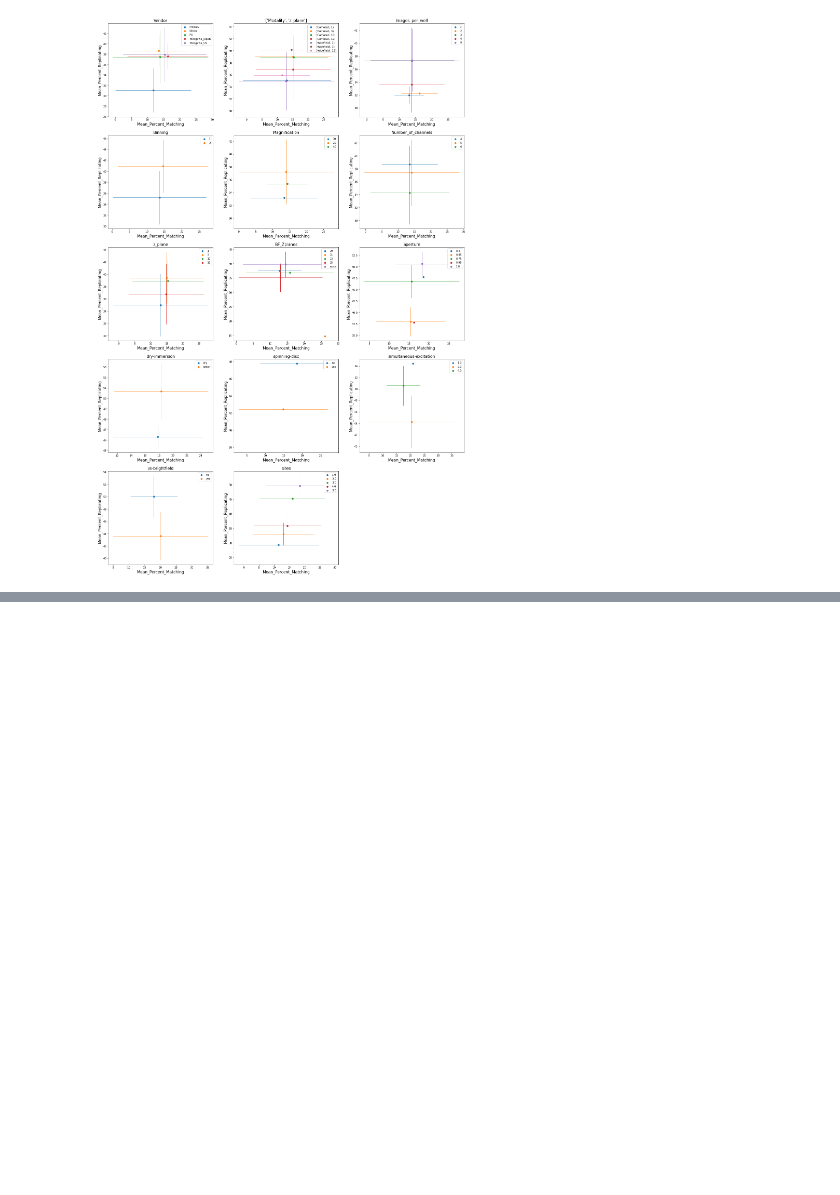
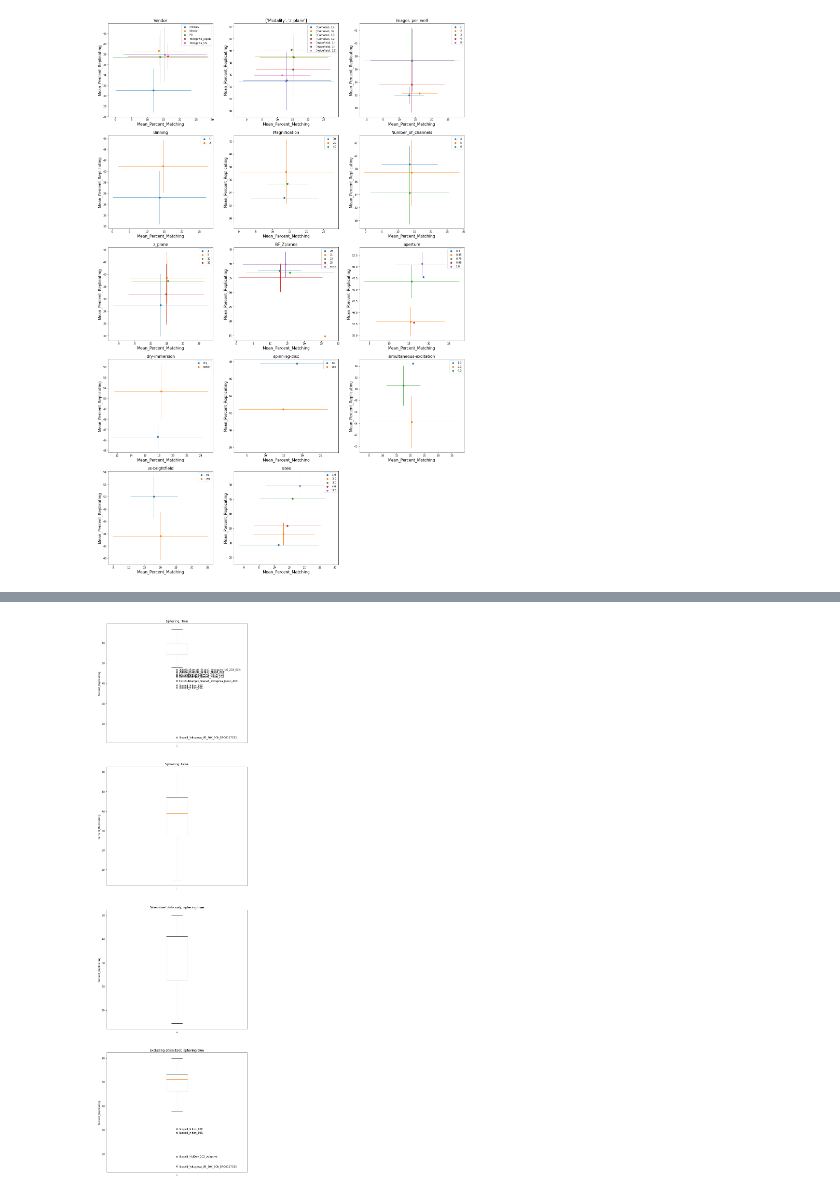
Before and after one commit to jump-cellpainting/jump-scope-analysis, a Jupyter notebook: visualisation.ipynb, the cells around one changed output, grey strips where cells are left out. Cells and saved outputs as stored; diff of their text form; code cells hidden in the pictures; blank space fills up the shorter version.

Commit message:
added outlier boxplot and feature counter

```diff
--- a/visualisation.ipynb
+++ b/visualisation.ipynb
@@ -337,0 +331,61 @@ df_matching[(df_replicating["sphering"] == False) & (df_matching["simultaneous-e
+# %%
+# Boxplot and print outliers
+
+class BoxPlot:
+    def __init__(self, df, x, ax):
+        self.df = df
+        self.x = x
+        self.ax = ax
+
+    def make_labels(self, boxplot):
+        """
+        Modified from: https://stackoverflow.com/questions/55648729/python-how-to-print-the-box-whiskers-and-outlier-values-in-box-and-whisker-plo
+        """
+
+        # Grab the relevant Line2D instances from the boxplot dictionary
+        iqr = boxplot['boxes'][0]
+        caps = boxplot['caps']
+        med = boxplot['medians'][0]
+        fly = boxplot['fliers'][0]
+
+        # The x position of the median line
+        xpos = med.get_xdata()
+
+        # Lets make the text have a horizontal offset which is some
+        # fraction of the width of the box
+        xoff = 0.10 * (xpos[1] - xpos[0])
+
+        # Many fliers, so we loop over them and create a label for each one
+        for i, flier in enumerate(fly.get_ydata()):
+            right_or_left = i % 2
+            offset = -abs(1+xoff) if right_or_left else 1+xoff
+            self.ax.text(1 + xoff, flier,
+                    '{}'.format(self.df[self.df[self.x] == flier]["Batch"].values[0]), va='center')
+            # self.ax.text(offset, flier,
+            #         '{}'.format(self.df[self.df[self.x] == flier]["Batch"].values[0]), va='center')
+
+    def boxplot_outliers(self, title):
+        boxplot = self.ax.boxplot(
+            self.df[self.x]
+        )
+        self.ax.set_ylabel(self.x)
+        self.ax.set_title(title)
+        self.make_labels(boxplot)
+        fig.set_facecolor("white")
+
+df_list = {"Sphering: True": match_rep_df[match_rep_df["sphering"]==True],
+           "Sphering: False": match_rep_df[match_rep_df["sphering"]==False],
+           "Sitesubset data only, sphering true": match_rep_df[(match_rep_df["Batch"].str.contains("siteSub")) & (match_rep_df["sphering"] == True)],
+           "Excluding siteSubset, sphering true": match_rep_df[(~match_rep_df["Batch"].str.contains("siteSub")) & (match_rep_df["sphering"] == True)],
+           "Sitesubset data only, sphering true": match_rep_df[(match_rep_df["Batch"].str.contains("siteSub")) & (match_rep_df["sphering"] == False)],
+           "Excluding siteSubset, sphering true": match_rep_df[(~match_rep_df["Batch"].str.contains("siteSub")) & (match_rep_df["sphering"] == False)]
+}
+
+fig, ax_ = plt.subplots(len(df_list), figsize=(10, len(df_list) * 10))
+
+for ax, (title, df) in zip(ax_.flatten(), df_list.items()):
+    BoxPlot(df, "Percent_Replicating", ax).boxplot_outliers(title)
+
+fig.savefig("figures/boxplot-for-subsets.png", bbox_inches="tight")
+# %% [output]
+[figure, added]
```
Also changed, not shown: parts of 5 cells of this notebook.
